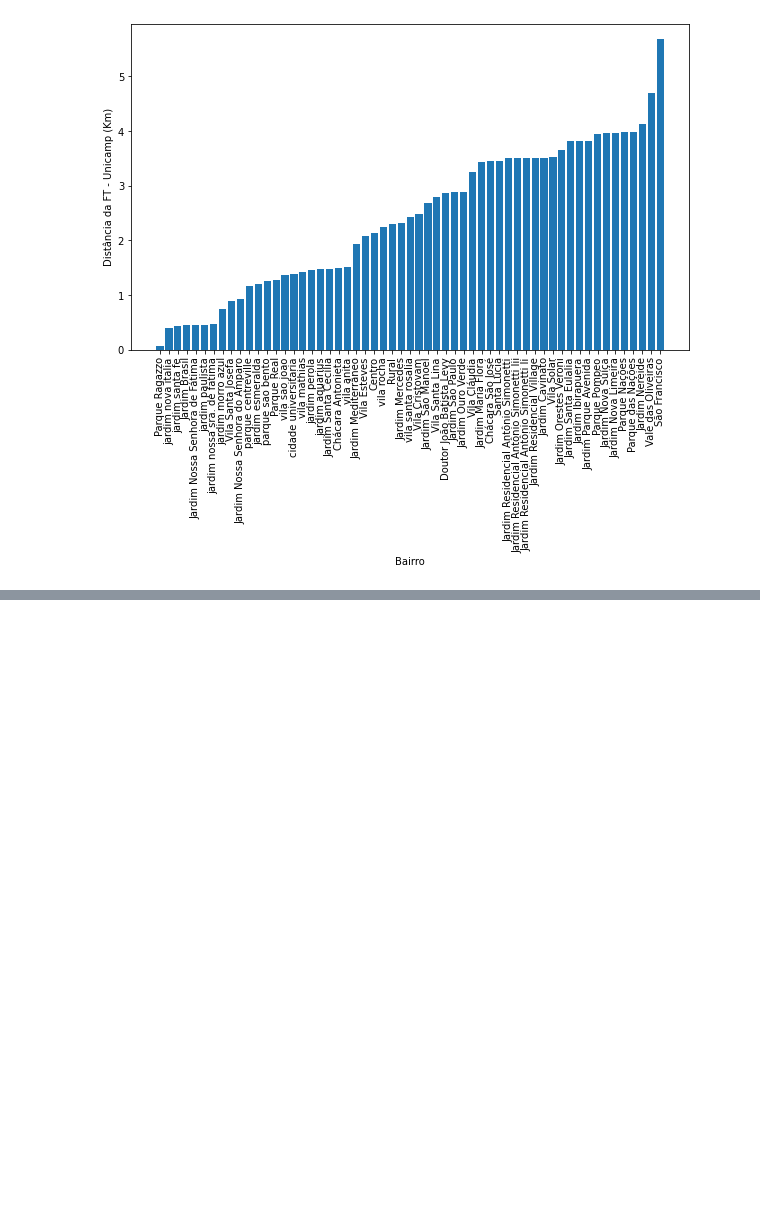
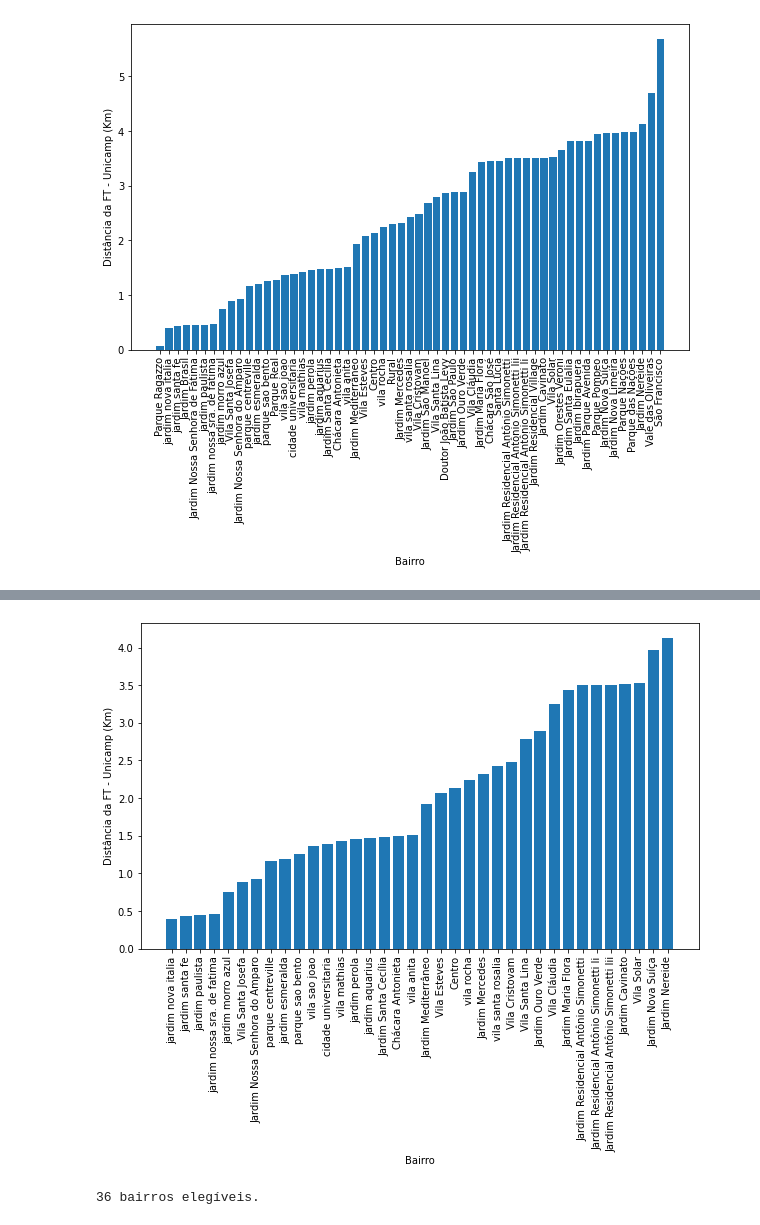
Before and after one commit to vichShir/analise-dados-estadia-limeira, a Jupyter notebook: Notebooks/ADEL_4_analise_bairros.ipynb, the cells around one changed output, grey strips where cells are left out. Cells and saved outputs as stored; diff of their text form; code cells hidden in the pictures; blank space fills up the shorter version.

```diff
--- a/Notebooks/ADEL_4_analise_bairros.ipynb
+++ b/Notebooks/ADEL_4_analise_bairros.ipynb
@@ -117,0 +277,16 @@ plt.show()
+# %%
+df_sorted = df.sort_values(by='dist')
+
+plt.figure(figsize=(10, 6))
+plt.bar(df_sorted['bairro'], df_sorted['dist'])
+plt.xlabel('Bairro')
+plt.ylabel('Distância da FT - Unicamp (Km)')
+plt.xticks(rotation=90)
+
+plt.show()
+# %% [output]
+[figure, added]
+# %%
+print(f'{df_sorted.shape[0]} bairros elegíveis.')
+# %% [output]
+36 bairros elegíveis.
```
Also changed, not shown: parts of 17 cells of this notebook, 6 other files.
